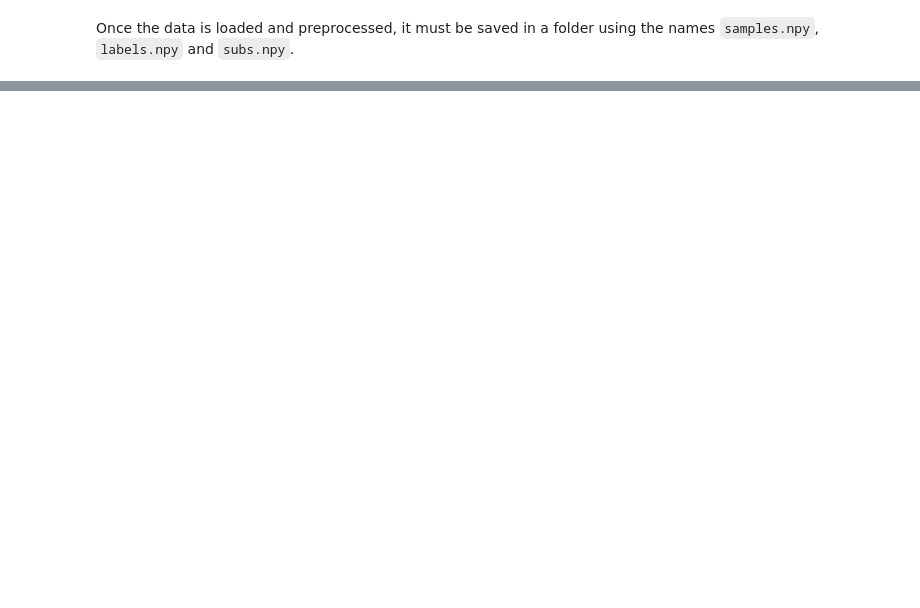
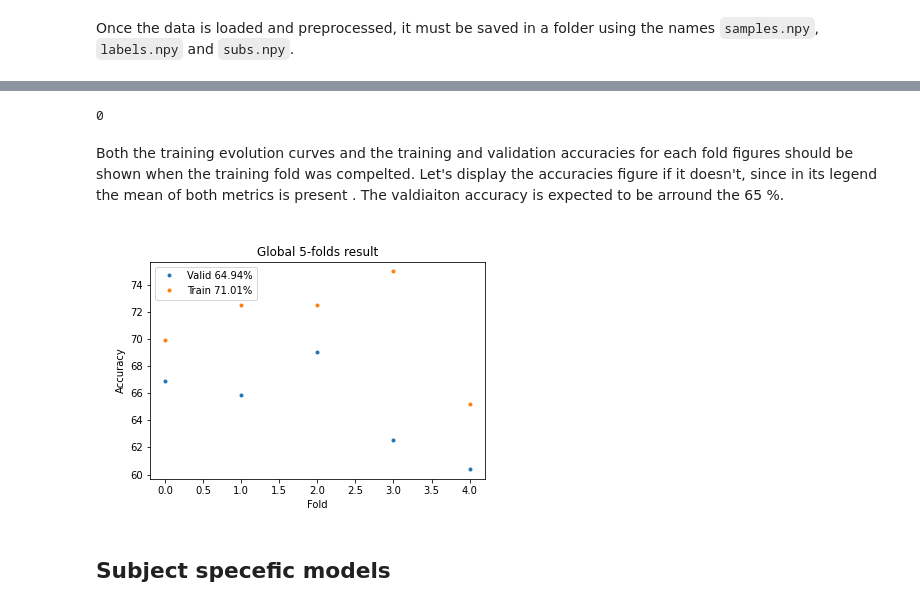
Before and after one commit to eneriz-daniel/MIBCI-QCNNs, a Jupyter notebook: training.ipynb, the cells around one changed output, grey strips where cells are left out. Saved outputs shown, nothing was run; the diff lists cells and outputs as text; code cells hidden in the pictures; blank space fills up the shorter version.

```diff
--- a/training.ipynb
+++ b/training.ipynb
@@ -73,0 +108,17 @@ To automate the process of noramlizing the data, choosing the correct subjects o
+# %%
+import os
+
+awkward_name = [dir for dir in os.listdir() if dir[6:12] == 'Global'][0]
+
+os.system('mv {} global_model'.format(awkward_name));
+# %% [output]
+0
+# %% [markdown]
+Both the training evolution curves and the training and validation accuracies for each fold figures should be shown when the training fold was compelted. Let's display the accuracies figure if it doesn't, since in its legend  the mean of both metrics is present . The valdiaiton accuracy is expected to be arround the 65 %.
+# %%
+from IPython.display import Image
+Image(filename='global_model/Global-acc.png')
+# %% [output]
+[figure, added]
+# %% [markdown]
+## Subject specefic models
```
Also changed, not shown: parts of 6 cells of this notebook, 18 other files.
